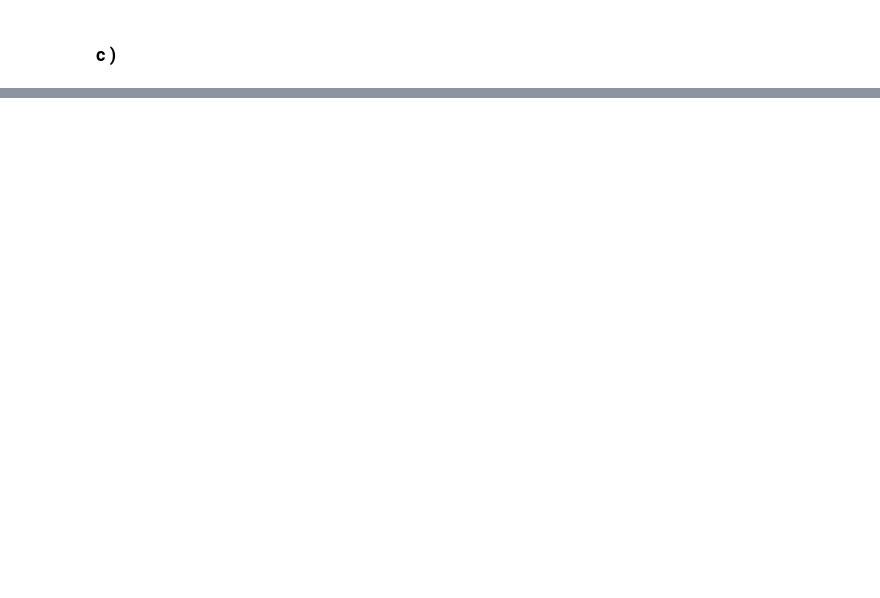
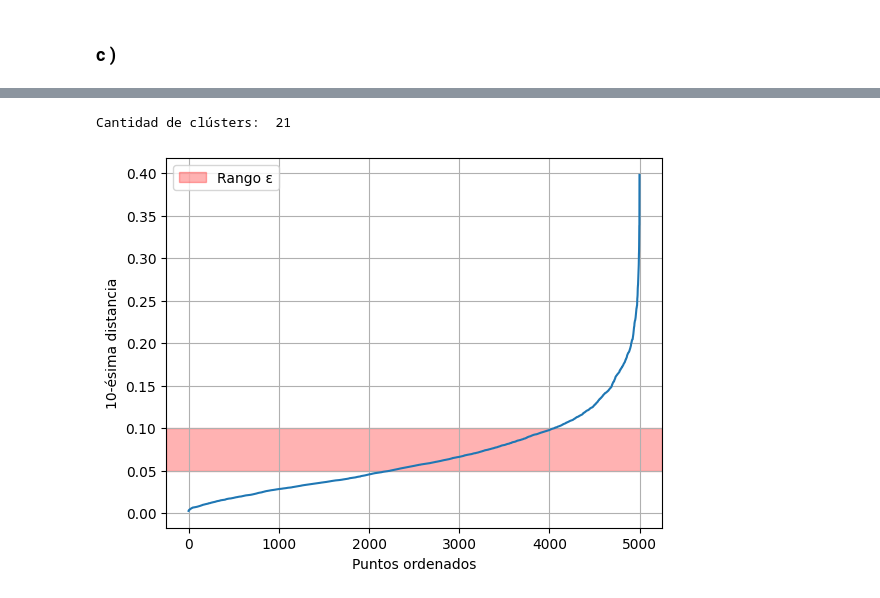
Before and after one commit to NazaGonella/TP04-machine-learning, a Jupyter notebook: Gonella_Nazareno_Notebook_TP4.ipynb, the cells around one changed output, grey strips where cells are left out. Cells and saved outputs as stored; diff of their text form; code cells hidden in the pictures; blank space fills up the shorter version.

```diff
--- a/Gonella_Nazareno_Notebook_TP4.ipynb
+++ b/Gonella_Nazareno_Notebook_TP4.ipynb
@@ -132,0 +125,8 @@ dbscan_model.plot_dbscan()
+# %%
+print("Cantidad de clústers: ", len(set(dbscan_model.labels.values())))
+# %% [output]
+Cantidad de clústers:  21
+# %%
+dbscan_model.plot_k_distance(10)
+# %% [output]
+[figure, added]
```
Also changed, not shown: parts of 10 cells of this notebook, 15 other files.
